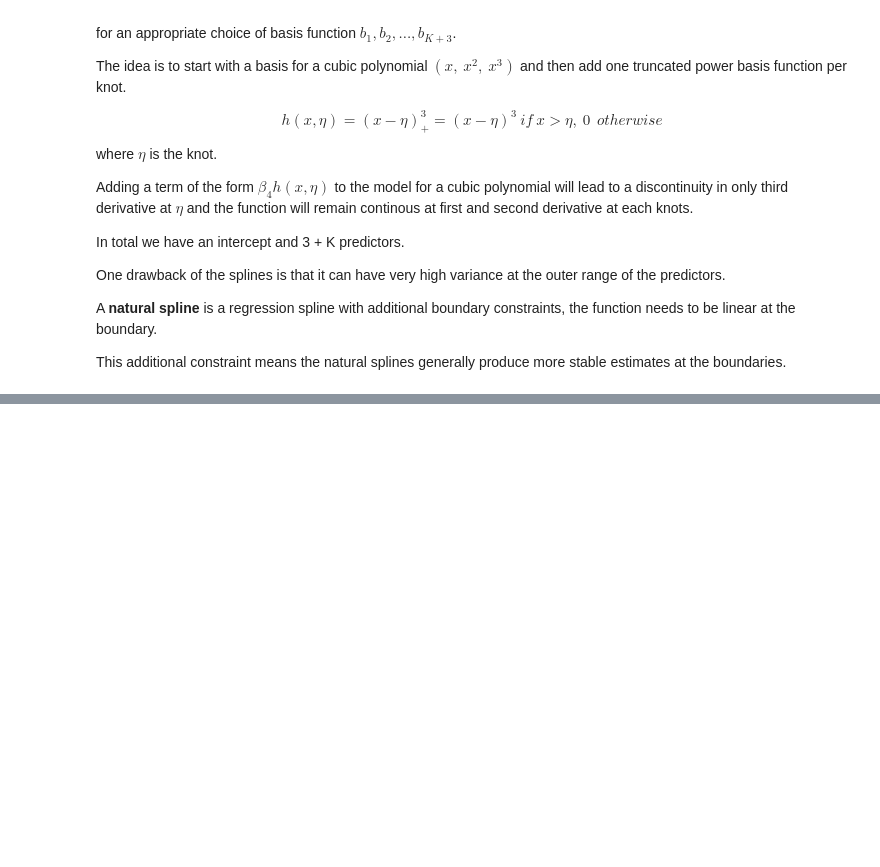
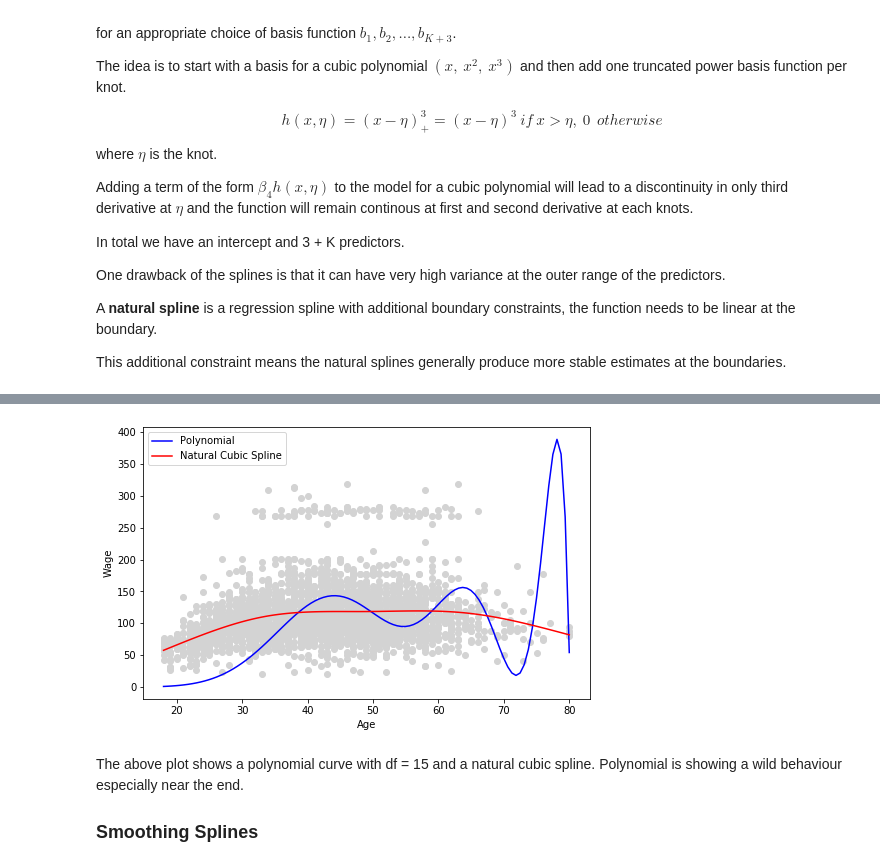
Before and after one commit to atystats/ISLR_Notes_codes, a Jupyter notebook: Chapter 7.ipynb, the cells around one changed output, grey strips where cells are left out. Drawn from its saved outputs; the diff is of its cells as text; code cells hidden in the pictures; blank space fills up the shorter version.

```diff
--- a/Chapter 7.ipynb
+++ b/Chapter 7.ipynb
@@ -240,0 +369,33 @@ This additional constraint means the natural splines generally produce more stab
+# %%
+# Polynomial Regression
+X = np.array(Wage["age"]).reshape(-1,1)
+y = np.array(Wage["wage"])
+polynomial_features= PolynomialFeatures(degree=15)
+xp = polynomial_features.fit_transform(X)
+
+model = sm.OLS(y,xp).fit() # Fitting a linear model with polynomial terms
+
+# Natural Spline
+X_Nspline = dmatrix("cr(Wage.age, df = 5)",
+                   {"Wage.age":Wage.age}, return_type = "dataframe")
+
+model_NS = sm.GLM(Wage.wage, X_Nspline).fit()
+
+predict_NS = model_NS.predict(dmatrix("cr(age_lin, df = 5)",
+                   {"age_lin":age_lin}, return_type = "dataframe"))
+# %%
+age_poly = polynomial_features.fit_transform(age_lin.reshape(-1,1))
+plt.figure(figsize = (8,5))
+plt.scatter(Wage.age, Wage.wage, color = "lightgrey")
+plt.plot(age_lin, model.predict(age_poly), color = "b", label = "Polynomial")
+plt.plot(age_lin, predict_NS, color = "r", label = "Natural Cubic Spline")
+plt.xlabel("Age")
+plt.ylabel("Wage")
+plt.legend()
+plt.show()
+# %% [output]
+[figure, added]
+# %% [markdown]
+The above plot shows a polynomial curve with df = 15 and a natural cubic spline. Polynomial is showing a wild behaviour especially near the end.
+
+### Smoothing Splines
```
Also changed, not shown: parts of 8 cells of this notebook.
